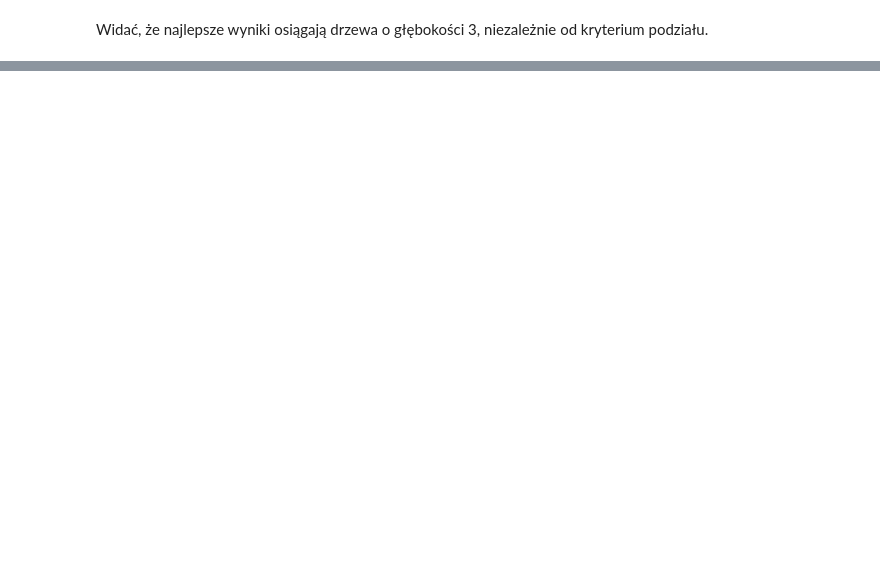
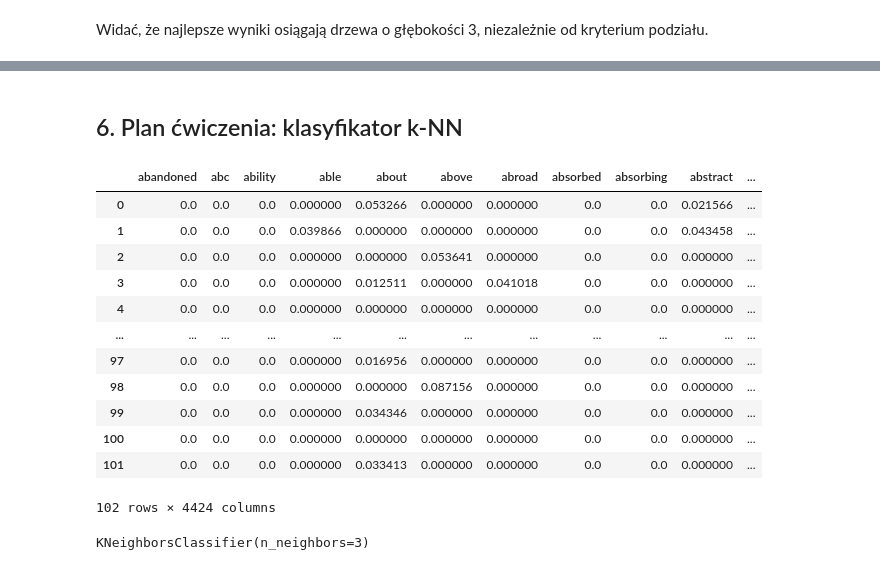
Before and after one commit to PKopel/data-exploration, a Jupyter notebook: trees_ed.ipynb, the cells around one changed output, grey strips where cells are left out. Saved outputs shown, nothing was run; the diff lists cells and outputs as text; code cells hidden in the pictures; blank space fills up the shorter version.

```diff
--- a/trees_ed.ipynb
+++ b/trees_ed.ipynb
@@ -162,0 +186,22 @@ TypeError: 'int' object is not subscriptable
+# %% [markdown]
+## 6. Plan ćwiczenia: klasyfikator k-NN
+# %%
+df = pd.read_csv('./data/nyt-frame.csv', header=0)
+data = df.iloc[:, 9:]
+labels = df.iloc[:, 1]
+array = data.values
+data
+# %% [output]
+|  | abandoned | abc | ability | able | about | above | abroad | absorbed | absorbing | abstract | ... |
+| 0 | 0.0 | 0.0 | 0.0 | 0.000000 | 0.053266 | 0.000000 | 0.000000 | 0.0 | 0.0 | 0.021566 | ... |
+| 1 | 0.0 | 0.0 | 0.0 | 0.039866 | 0.000000 | 0.000000 | 0.000000 | 0.0 | 0.0 | 0.043458 | ... |
+| 2 | 0.0 | 0.0 | 0.0 | 0.000000 | 0.000000 | 0.053641 | 0.000000 | 0.0 | 0.0 | 0.000000 | ... |
+| 3 | 0.0 | 0.0 | 0.0 | 0.000000 | 0.012511 | 0.000000 | 0.041018 | 0.0 | 0.0 | 0.000000 | ... |
+| 4 | 0.0 | 0.0 | 0.0 | 0.000000 | 0.000000 | 0.000000 | 0.000000 | 0.0 | 0.0 | 0.000000 | ... |
+| ... | ... | ... | ... | ... | ... | ... | ... | ... | ... | ... | ... |
+| 97 | 0.0 | 0.0 | 0.0 | 0.000000 | 0.016956 | 0.000000 | 0.000000 | 0.0 | 0.0 | 0.000000 | ... |
+| 98 | 0.0 | 0.0 | 0.0 | 0.000000 | 0.000000 | 0.087156 | 0.000000 | 0.0 | 0.0 | 0.000000 | ... |
+| 99 | 0.0 | 0.0 | 0.0 | 0.000000 | 0.034346 | 0.000000 | 0.000000 | 0.0 | 0.0 | 0.000000 | ... |
+| 100 | 0.0 | 0.0 | 0.0 | 0.000000 | 0.000000 | 0.000000 | 0.000000 | 0.0 | 0.0 | 0.000000 | ... |
+| 101 | 0.0 | 0.0 | 0.0 | 0.000000 | 0.033413 | 0.000000 | 0.000000 | 0.0 | 0.0 | 0.000000 | ... |
+102 rows × 4424 columns
@@ -162,0 +218,6 @@ TypeError: 'int' object is not subscriptable
+# %%
+from sklearn.neighbors import KNeighborsClassifier
+neigh = KNeighborsClassifier(n_neighbors=3)
+neigh.fit(X, y)
+# %% [output]
+KNeighborsClassifier(n_neighbors=3)
```
Also changed, not shown: parts of 16 cells of this notebook.
